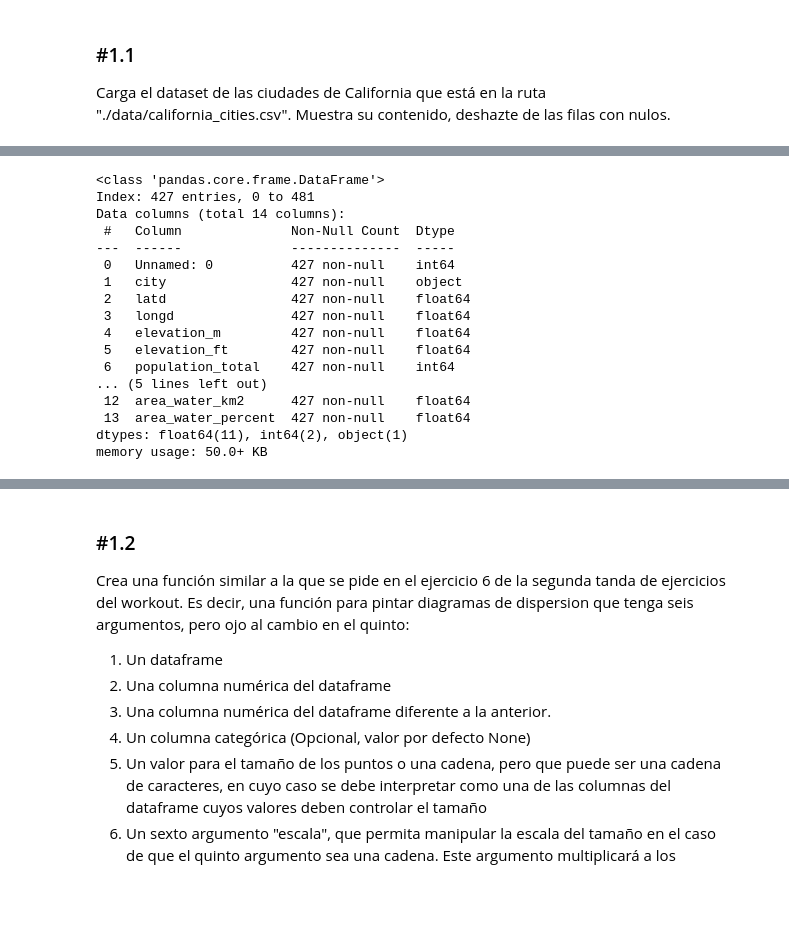
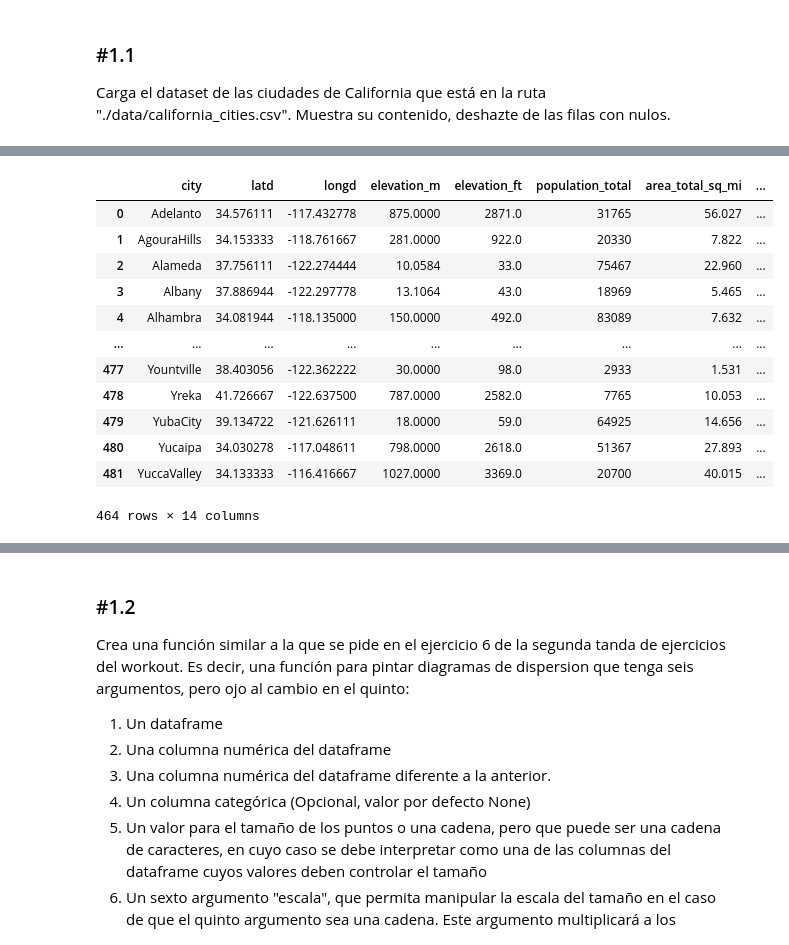
Before and after one commit to juanfcia/ds-bootcamp-juanfcia, a Jupyter notebook: 03_Data_Analysis/Sprint_08/Unidad_02_Visualizacion_Avanzada_Seaborn/03_Practica_Obligatoria/18_Practica_Obligatoria_Visualizacion_Avanzada.ipynb, the cells around one changed output, grey strips where cells are left out. Saved outputs shown, nothing was run; the diff lists cells and outputs as text; code cells hidden in the pictures; blank space fills up the shorter version.

```diff
--- a/03_Data_Analysis/Sprint_08/Unidad_02_Visualizacion_Avanzada_Seaborn/03_Practica_Obligatoria/18_Practica_Obligatoria_Visualizacion_Avanzada.ipynb
+++ b/03_Data_Analysis/Sprint_08/Unidad_02_Visualizacion_Avanzada_Seaborn/03_Practica_Obligatoria/18_Practica_Obligatoria_Visualizacion_Avanzada.ipynb
@@ -67,23 +80,2 @@ df_cities.describe()
 # %%
 df = df_cities.copy() # Hago una copia del dataframe para conservar el original
-# %%
-df.dropna(inplace=True) # Elimino todas las filas con nulos
-df.info() # Compruebo que ya no tengo nulos en el nuevo dataframe antes de empezar a trabar con él
-# %% [output]
-<class 'pandas.core.frame.DataFrame'>
-Index: 427 entries, 0 to 481
-Data columns (total 14 columns):
- #   Column              Non-Null Count  Dtype
----  ------              --------------  -----
- 0   Unnamed: 0          427 non-null    int64
- 1   city                427 non-null    object
- 2   latd                427 non-null    float64
- 3   longd               427 non-null    float64
- 4   elevation_m         427 non-null    float64
- 5   elevation_ft        427 non-null    float64
- 6   population_total    427 non-null    int64
-... (5 lines left out)
- 12  area_water_km2      427 non-null    float64
- 13  area_water_percent  427 non-null    float64
-dtypes: float64(11), int64(2), object(1)
-memory usage: 50.0+ KB
@@ -89,0 +88,17 @@ memory usage: 50.0+ KB
+# %%
+df = df.dropna()
+df
+# %% [output]
+|  | city | latd | longd | elevation_m | elevation_ft | population_total | area_total_sq_mi | ... |
+| 0 | Adelanto | 34.576111 | -117.432778 | 875.0000 | 2871.0 | 31765 | 56.027 | ... |
+| 1 | AgouraHills | 34.153333 | -118.761667 | 281.0000 | 922.0 | 20330 | 7.822 | ... |
+| 2 | Alameda | 37.756111 | -122.274444 | 10.0584 | 33.0 | 75467 | 22.960 | ... |
+| 3 | Albany | 37.886944 | -122.297778 | 13.1064 | 43.0 | 18969 | 5.465 | ... |
+| 4 | Alhambra | 34.081944 | -118.135000 | 150.0000 | 492.0 | 83089 | 7.632 | ... |
+| ... | ... | ... | ... | ... | ... | ... | ... | ... |
+| 477 | Yountville | 38.403056 | -122.362222 | 30.0000 | 98.0 | 2933 | 1.531 | ... |
+| 478 | Yreka | 41.726667 | -122.637500 | 787.0000 | 2582.0 | 7765 | 10.053 | ... |
+| 479 | YubaCity | 39.134722 | -121.626111 | 18.0000 | 59.0 | 64925 | 14.656 | ... |
+| 480 | Yucaipa | 34.030278 | -117.048611 | 798.0000 | 2618.0 | 51367 | 27.893 | ... |
+| 481 | YuccaValley | 34.133333 | -116.416667 | 1027.0000 | 3369.0 | 20700 | 40.015 | ... |
+464 rows × 14 columns
```
Also changed, not shown: parts of 12 cells of this notebook, 2 other files.
